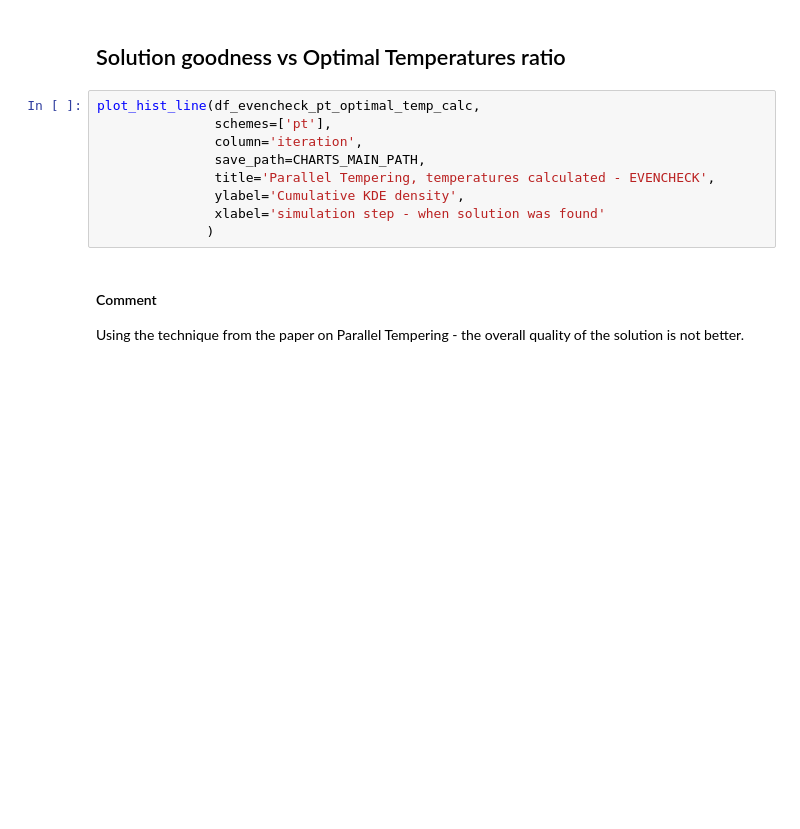
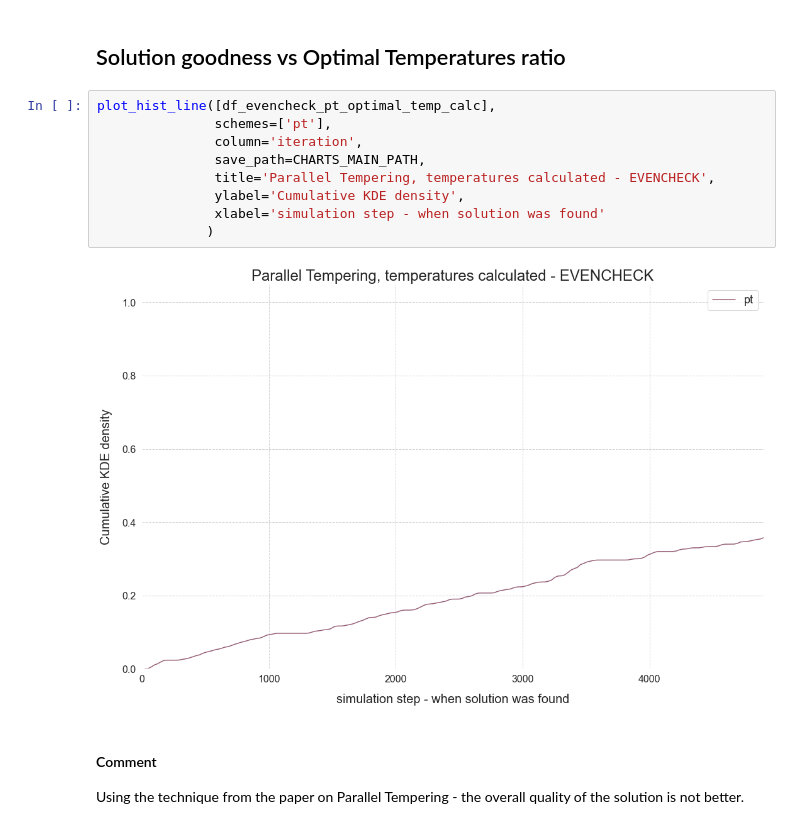
Before and after one commit to mateuszKacz/CGP_mgr, a Jupyter notebook: notebooks/Opracowanie danych PT.ipynb, the cells around one changed output. Drawn from its saved outputs; the diff is of its cells as text; blank space fills up the shorter version.

```diff
--- a/notebooks/Opracowanie danych PT.ipynb
+++ b/notebooks/Opracowanie danych PT.ipynb
@@ -337,14 +372,16 @@ plot_bar(switch_step_mns,
 # %% [markdown]
 ## Solution goodness vs Optimal Temperatures ratio
 # %%
-plot_hist_line(df_evencheck_pt_optimal_temp_calc,
+plot_hist_line([df_evencheck_pt_optimal_temp_calc],
                schemes=['pt'],
                column='iteration',
                save_path=CHARTS_MAIN_PATH,
                title='Parallel Tempering, temperatures calculated - EVENCHECK',
                ylabel='Cumulative KDE density',
                xlabel='simulation step - when solution was found'
               )
+# %% [output]
+[figure, added]
 # %% [markdown]
 #### Comment
 
```
Also changed, not shown: parts of 36 cells of this notebook, 1 other file.
